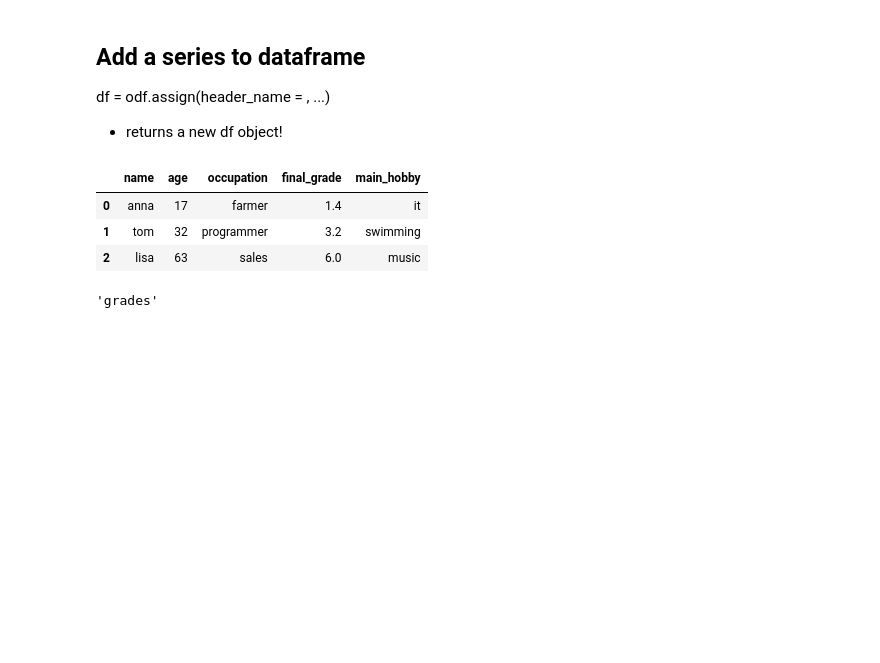
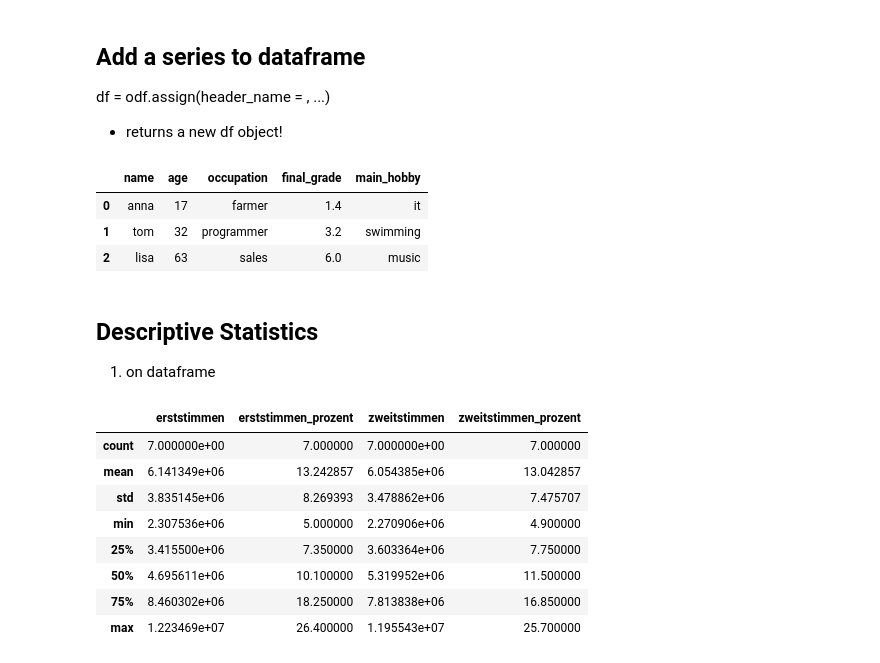
Before and after one commit to roman91DE/machine-learning, a Jupyter notebook: data-analytics/main.ipynb, the cells around one changed output. Saved outputs shown, nothing was run; the diff lists cells and outputs as text; code cells hidden in the pictures; blank space fills up the shorter version.

```diff
--- a/data-analytics/main.ipynb
+++ b/data-analytics/main.ipynb
@@ -101,7 +108,20 @@ alt
 | 0 | anna | 17 | farmer | 1.4 | it |
 | 1 | tom | 32 | programmer | 3.2 | swimming |
 | 2 | lisa | 63 | sales | 6.0 | music |
-# %%
-grades.name
-# %% [output]
-'grades'
+# %% [markdown]
+## Descriptive Statistics
+
+1. on dataframe
+# %%
+d_df = df.describe()    # returns a new dataframe that describes df
+d_df
+# %% [output]
+|  | erststimmen | erststimmen_prozent | zweitstimmen | zweitstimmen_prozent |
+| count | 7.000000e+00 | 7.000000 | 7.000000e+00 | 7.000000 |
+| mean | 6.141349e+06 | 13.242857 | 6.054385e+06 | 13.042857 |
+| std | 3.835145e+06 | 8.269393 | 3.478862e+06 | 7.475707 |
+| min | 2.307536e+06 | 5.000000 | 2.270906e+06 | 4.900000 |
+| 25% | 3.415500e+06 | 7.350000 | 3.603364e+06 | 7.750000 |
+| 50% | 4.695611e+06 | 10.100000 | 5.319952e+06 | 11.500000 |
+| 75% | 8.460302e+06 | 18.250000 | 7.813838e+06 | 16.850000 |
+| max | 1.223469e+07 | 26.400000 | 1.195543e+07 | 25.700000 |
```
Also changed, not shown: parts of 8 cells of this notebook, 1 other file.
